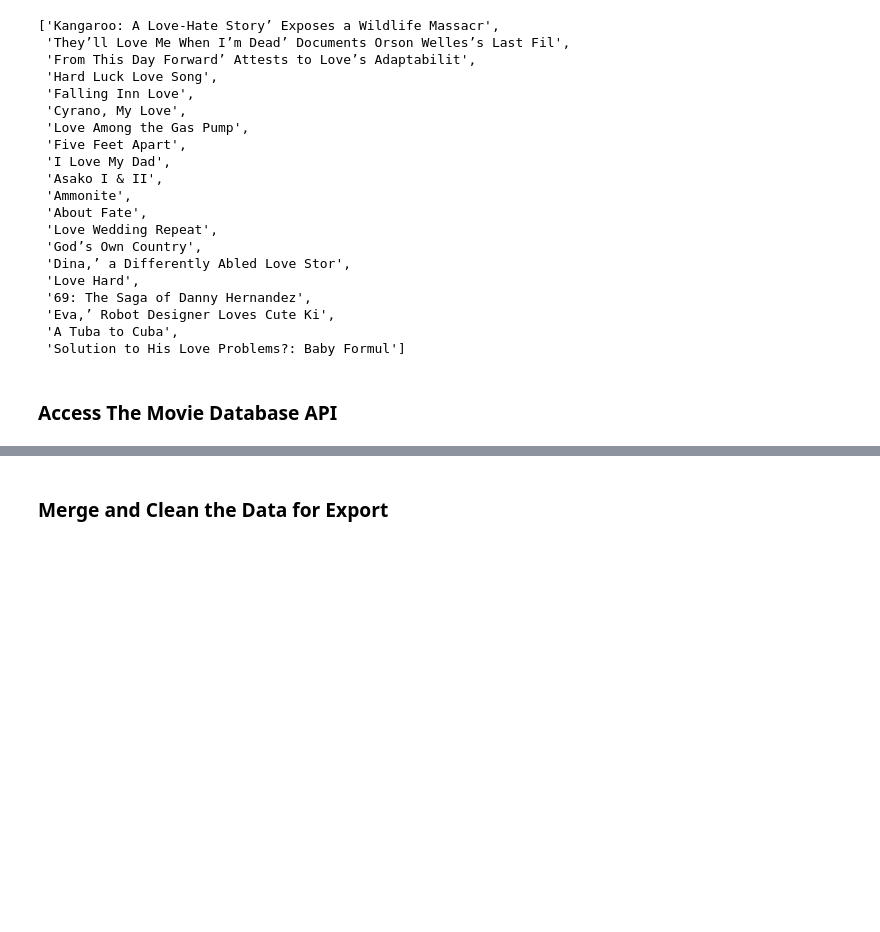
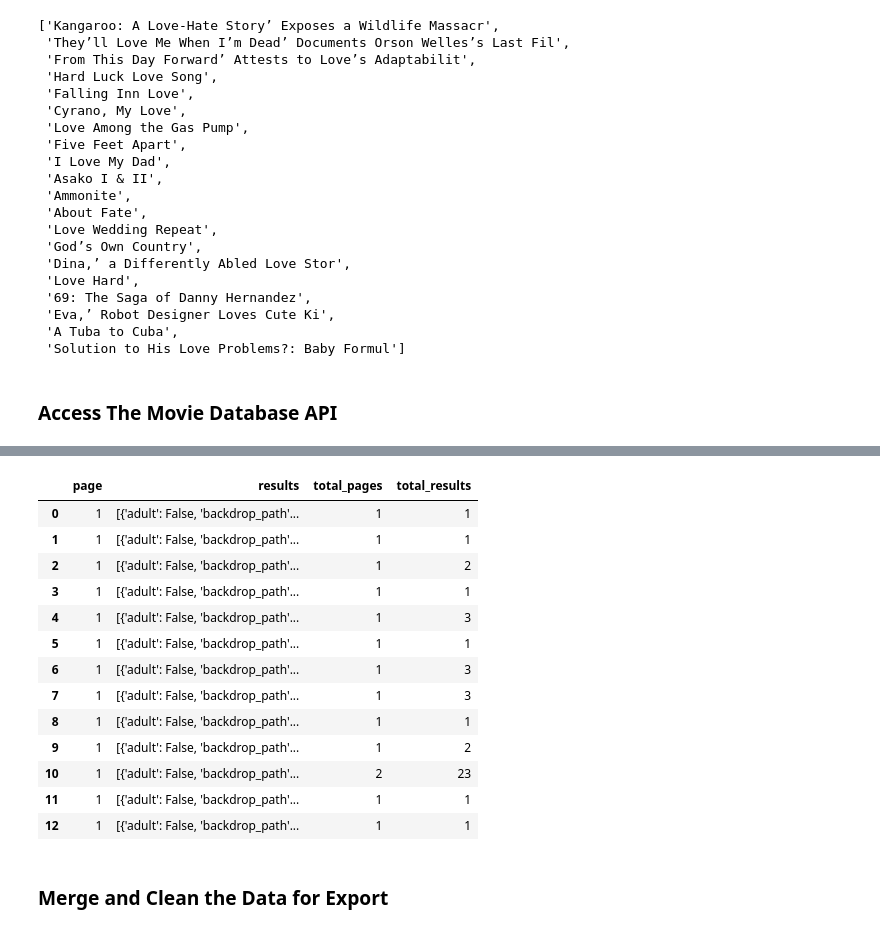
Before and after one commit to tbrown14611/data-sourcing-challenge, a Jupyter notebook: retrieve_movie_data.ipynb, the cells around one changed output, grey strips where cells are left out. Drawn from its saved outputs; the diff is of its cells as text; code cells hidden in the pictures; blank space fills up the shorter version.

Commit message:
Check Point 4

```diff
--- a/retrieve_movie_data.ipynb
+++ b/retrieve_movie_data.ipynb
@@ -248,9 +254,33 @@ tmdb_key_string = "&api_key=" + tmdb_api_key
 # %%
 # Create an empty list to store the results
 
-
+# Empty list for results
+tmdb_movies_list = []
+results_list = []
+request_counter = 0
+# loop through the title_list
+# Check if we need to sleep before making a request
 # Create a request counter to sleep the requests after a multiple
 # of 50 requests
+if request_counter%50 == 0:
+    # Add a 12 second interval between queries to stay within API query limits
+    time.sleep(12)
+for title in title_list:
+    # Set up the query
+    query_url = f"{url}&query={title}"
+    #print(query_url)
+    # Perform a "GET" request for The Movie Database
+    results = requests.get(query_url).json()
+    # Add 1 to the request counter
+    request_counter += 1
+    if results['total_results'] > 0:
+        #print(json.dumps(results, indent=4))
+        # Save results to results_list
+        tmdb_movies_list.append(results)
+        # Print out the title that was found
+        print(f"Found {results['total_results']} result(s) for {title}")
+
+
 
 
 # Loop through the titles
@@ -258,10 +288,10 @@ tmdb_key_string = "&api_key=" + tmdb_api_key
     # Check if we need to sleep before making a request
 
 
-    # Add 1 to the request counter
 
 
-    # Perform a "GET" request for The Movie Database
+
+
 
 
     # Include a try clause to search for the full movie details.
@@ -288,6 +318,3 @@ tmdb_key_string = "&api_key=" + tmdb_api_key
 
         # Add the relevant data to a dictionary and
         # append it to the tmdb_movies_list list
-
-
-        # Print out the title that was found
@@ -297,5 +358,23 @@ tmdb_key_string = "&api_key=" + tmdb_api_key
 # %%
 # Convert the results to a DataFrame
+
+results_list_df = pd.DataFrame(tmdb_movies_list)
+results_list_df
+# %% [output]
+|  | page | results | total_pages | total_results |
+| 0 | 1 | [{'adult': False, 'backdrop_path'... | 1 | 1 |
+| 1 | 1 | [{'adult': False, 'backdrop_path'... | 1 | 1 |
+| 2 | 1 | [{'adult': False, 'backdrop_path'... | 1 | 2 |
+| 3 | 1 | [{'adult': False, 'backdrop_path'... | 1 | 1 |
+| 4 | 1 | [{'adult': False, 'backdrop_path'... | 1 | 3 |
+| 5 | 1 | [{'adult': False, 'backdrop_path'... | 1 | 1 |
+| 6 | 1 | [{'adult': False, 'backdrop_path'... | 1 | 3 |
+| 7 | 1 | [{'adult': False, 'backdrop_path'... | 1 | 3 |
+| 8 | 1 | [{'adult': False, 'backdrop_path'... | 1 | 1 |
+| 9 | 1 | [{'adult': False, 'backdrop_path'... | 1 | 2 |
+| 10 | 1 | [{'adult': False, 'backdrop_path'... | 2 | 23 |
+| 11 | 1 | [{'adult': False, 'backdrop_path'... | 1 | 1 |
+| 12 | 1 | [{'adult': False, 'backdrop_path'... | 1 | 1 |
 # %% [markdown]
 ### Merge and Clean the Data for Export
 # %%
```
Also changed, not shown: parts of 3 cells of this notebook.
